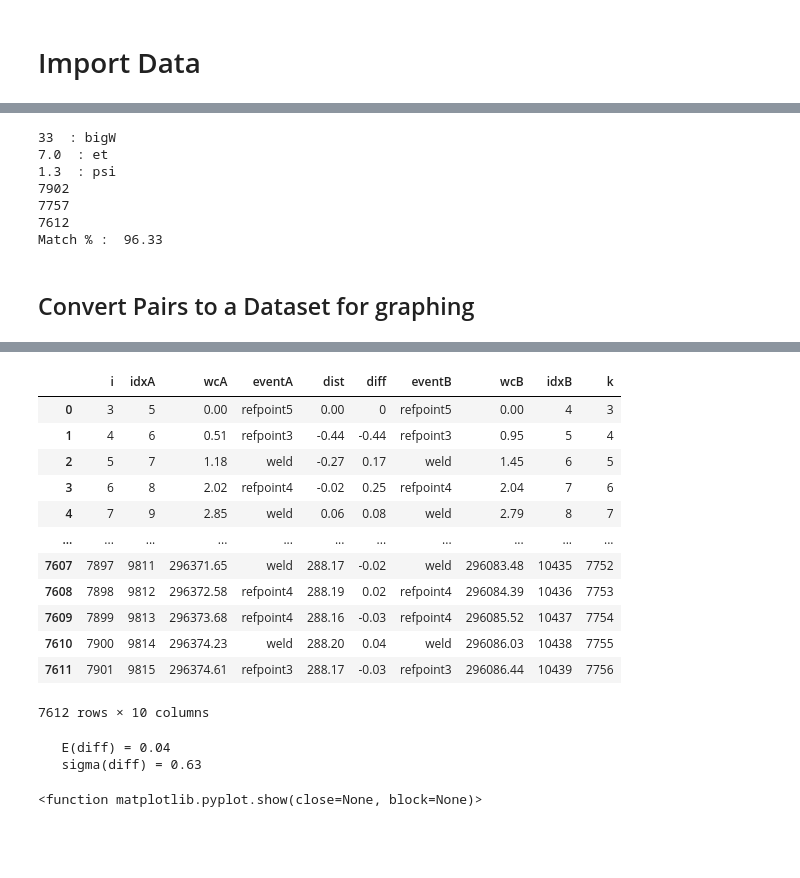
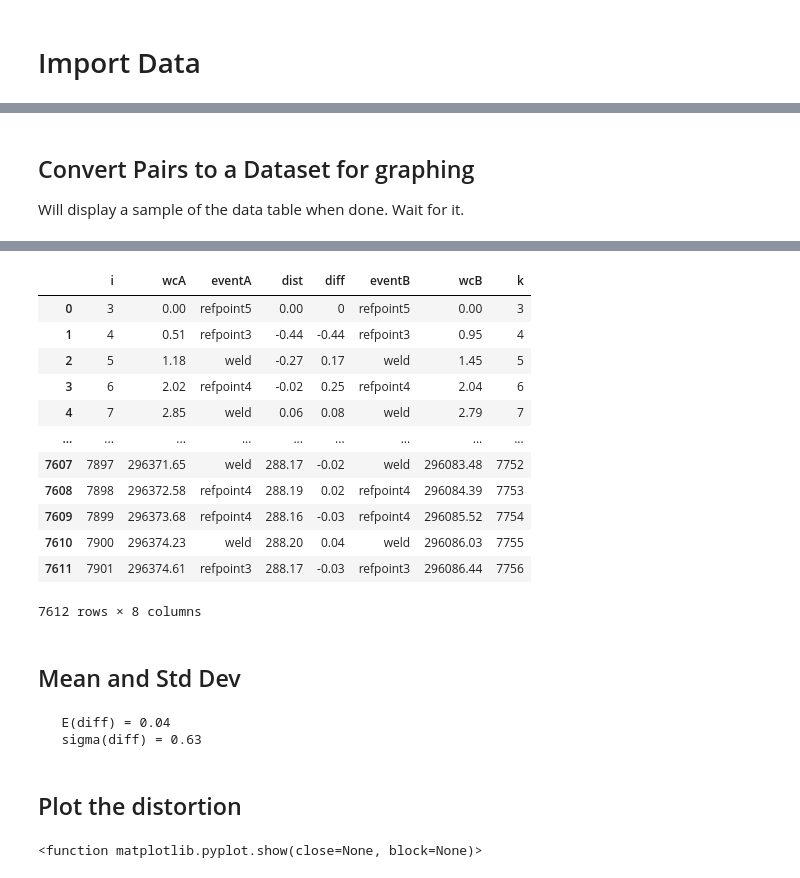
Before and after one commit to craigchamplin/Distortion-Sequence-Matching, a Jupyter notebook: Inductive Algorithm.ipynb, the cells around one changed output, grey strips where cells are left out. Saved outputs shown, nothing was run; the diff lists cells and outputs as text; code cells hidden in the pictures; blank space fills up the shorter version.

Commit message:
Added clarifying text and removed index column

```diff
--- a/Inductive Algorithm.ipynb
+++ b/Inductive Algorithm.ipynb
@@ -36,7 +70,10 @@ plt.style.use('ggplot')
 # %% [markdown]
 # Import Data
 # %%
+## Run this to start a session
+
 # Uncomment a row to choose dataset
+###
 # dset = 'RC1'; AStartRow=3; BStartRow=2; AEndRow=3913; BEndRow=3865
 # dset = 'RC2'; AStartRow=4; BStartRow=6; AEndRow=12875; BEndRow=12375
 dset = 'RC3'; AStartRow=3; BStartRow=3; AEndRow=7902; BEndRow=7757
@@ -46,7 +83,7 @@ dset = 'RC3'; AStartRow=3; BStartRow=3; AEndRow=7902; BEndRow=7757
 fnameA = ('./Data/' + dset + '-A.csv')
 fnameB = ('./Data/' + dset + '-B.csv')
 
-colNames = ['idx','wc','event']
+colNames = ['wc','event']
 
 dfA = pd.read_csv(fnameA, skiprows=2, header=0, names=colNames)
 dfB = pd.read_csv(fnameB, skiprows=2, header=0, names=colNames)
@@ -63,7 +100,7 @@ eventTypes = pd.CategoricalDtype(categories=['refpoint1',
                                              'refpoint5',
                                              'weld'], ordered=False)
 
-dataTypes = {'idx':np.uint,
+dataTypes = {
              'event':eventTypes,
              'wc':np.float_
              }
@@ -317,29 +369,13 @@ Finished at : 23:38:06
-# %%
-# Grid Search
-
-print(bigW, ' : bigW')
-print(etMonoVal, ' : et')
-print(psi, ' : psi')
-print(i)
-print(k)
-print(len(S))  # <-- number of pairs found
-print('Match % : ', round(len(S)/i * 100,2))
-# %% [output]
-33  : bigW
-7.0  : et
-1.3  : psi
-7902
-7757
-7612
-Match % :  96.33
 # %% [markdown]
 ## Convert Pairs to a Dataset for graphing
+
+Will display a sample of the data table when done.  Wait for it.
 # %%
 # colNames = ['idx','event','wc']
 
-mapcols = ['i', 'idxA', 'wcA', 'eventA',
+mapcols = ['i', 'wcA', 'eventA',
            'dist','diff',
-           'eventB', 'wcB', 'idxB', 'k']
+           'eventB', 'wcB', 'k']
 
 dsS = pd.DataFrame(columns=mapcols)
 
@@ -348,20 +384,18 @@ dsS = pd.DataFrame(columns=mapcols)
 for elem in S :
     i, k, dist, diff = elem
 
-    idxA = dfA.loc[i].loc['idx']
     wcA = dfA.loc[i].loc['wc']
     eventA = dfA.loc[i].loc['event']
 
     eventB = dfB.loc[k].loc['event']
     wcB = dfB.loc[k].loc['wc']
-    idxB = dfB.loc[k].loc['idx']
 
     dist = wcA - wcB
     diff = diff
 
-    dsS = dsS.append({'i':i, 'idxA':idxA, 'wcA':wcA, 'eventA':eventA,
+    dsS = dsS.append({'i':i, 'wcA':wcA, 'eventA':eventA,
            'dist':dist,'diff':diff,
-           'eventB':eventB, 'wcB':wcB,'idxB':idxB,'k':k}, ignore_index=True)
+           'eventB':eventB,'wcB':wcB,'k':k}, ignore_index=True)
 
 
 currentDateAndTime = datetime.now()
@@ -374,16 +408,18 @@ Finished at : 23:38:32
-|  | i | idxA | wcA | eventA | dist | diff | eventB | wcB | idxB | k |
-| 0 | 3 | 5 | 0.00 | refpoint5 | 0.00 | 0 | refpoint5 | 0.00 | 4 | 3 |
-| 1 | 4 | 6 | 0.51 | refpoint3 | -0.44 | -0.44 | refpoint3 | 0.95 | 5 | 4 |
-| 2 | 5 | 7 | 1.18 | weld | -0.27 | 0.17 | weld | 1.45 | 6 | 5 |
-| 3 | 6 | 8 | 2.02 | refpoint4 | -0.02 | 0.25 | refpoint4 | 2.04 | 7 | 6 |
-| 4 | 7 | 9 | 2.85 | weld | 0.06 | 0.08 | weld | 2.79 | 8 | 7 |
-| ... | ... | ... | ... | ... | ... | ... | ... | ... | ... | ... |
-| 7607 | 7897 | 9811 | 296371.65 | weld | 288.17 | -0.02 | weld | 296083.48 | 10435 | 7752 |
-| 7608 | 7898 | 9812 | 296372.58 | refpoint4 | 288.19 | 0.02 | refpoint4 | 296084.39 | 10436 | 7753 |
-| 7609 | 7899 | 9813 | 296373.68 | refpoint4 | 288.16 | -0.03 | refpoint4 | 296085.52 | 10437 | 7754 |
-| 7610 | 7900 | 9814 | 296374.23 | weld | 288.20 | 0.04 | weld | 296086.03 | 10438 | 7755 |
-| 7611 | 7901 | 9815 | 296374.61 | refpoint3 | 288.17 | -0.03 | refpoint3 | 296086.44 | 10439 | 7756 |
+|  | i | wcA | eventA | dist | diff | eventB | wcB | k |
+| 0 | 3 | 0.00 | refpoint5 | 0.00 | 0 | refpoint5 | 0.00 | 3 |
+| 1 | 4 | 0.51 | refpoint3 | -0.44 | -0.44 | refpoint3 | 0.95 | 4 |
+| 2 | 5 | 1.18 | weld | -0.27 | 0.17 | weld | 1.45 | 5 |
+| 3 | 6 | 2.02 | refpoint4 | -0.02 | 0.25 | refpoint4 | 2.04 | 6 |
+| 4 | 7 | 2.85 | weld | 0.06 | 0.08 | weld | 2.79 | 7 |
+| ... | ... | ... | ... | ... | ... | ... | ... | ... |
+| 7607 | 7897 | 296371.65 | weld | 288.17 | -0.02 | weld | 296083.48 | 7752 |
+| 7608 | 7898 | 296372.58 | refpoint4 | 288.19 | 0.02 | refpoint4 | 296084.39 | 7753 |
+| 7609 | 7899 | 296373.68 | refpoint4 | 288.16 | -0.03 | refpoint4 | 296085.52 | 7754 |
+| 7610 | 7900 | 296374.23 | weld | 288.20 | 0.04 | weld | 296086.03 | 7755 |
+| 7611 | 7901 | 296374.61 | refpoint3 | 288.17 | -0.03 | refpoint3 | 296086.44 | 7756 |
-7612 rows × 10 columns
+7612 rows × 8 columns
+# %% [markdown]
+## Mean and Std Dev
 # %%
 print('   E(diff) = {:0.2f}'.format(dsS['diff'].mean()))
 print('   sigma(diff) = {:0.2f}'.format(dsS['diff'].std()))
@@ -395,4 +432,6 @@ print('   sigma(diff) = {:0.2f}'.format(dsS['diff'].std()))
 # dsS.to_csv(path_or_buf='./Data_Out ', + dset + ,'.csv')
+# %% [markdown]
+## Plot the distortion
 # %%
 # Plot it
 plt.figure(figsize=[15,8]);
```
Also changed, not shown: parts of 15 cells of this notebook, 9 other files.
